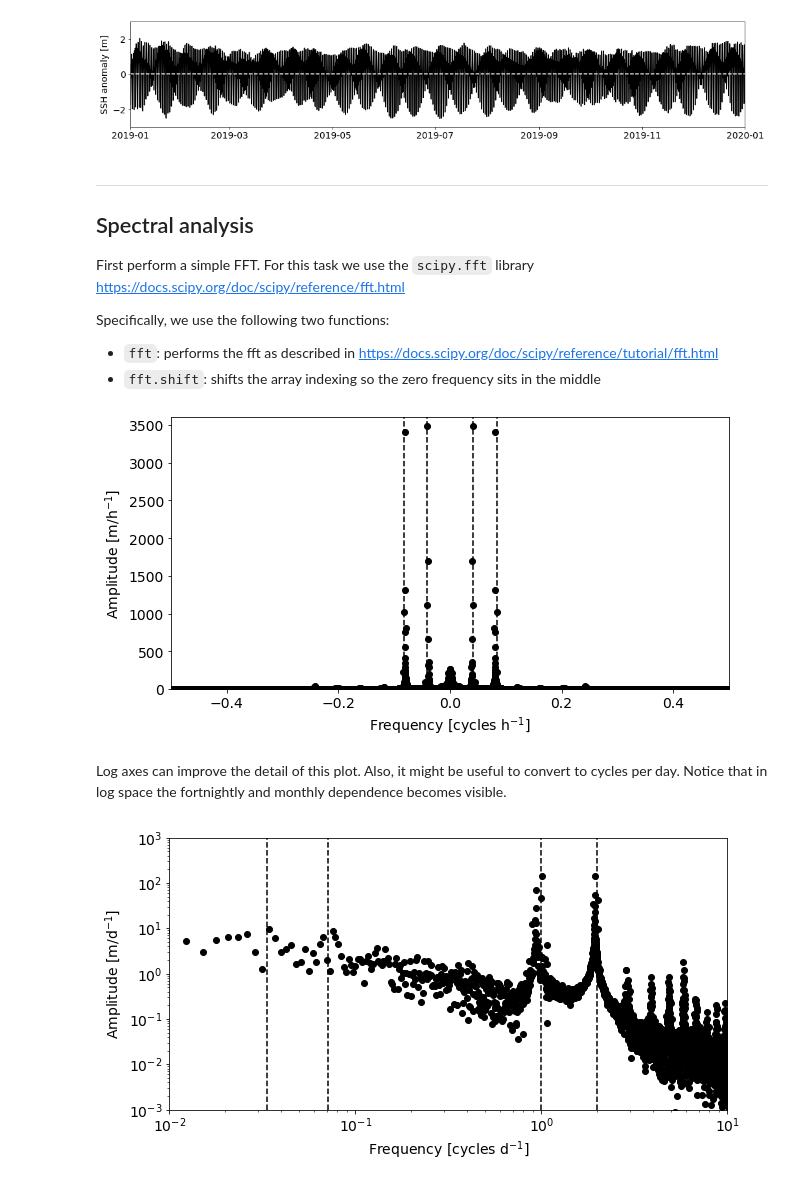
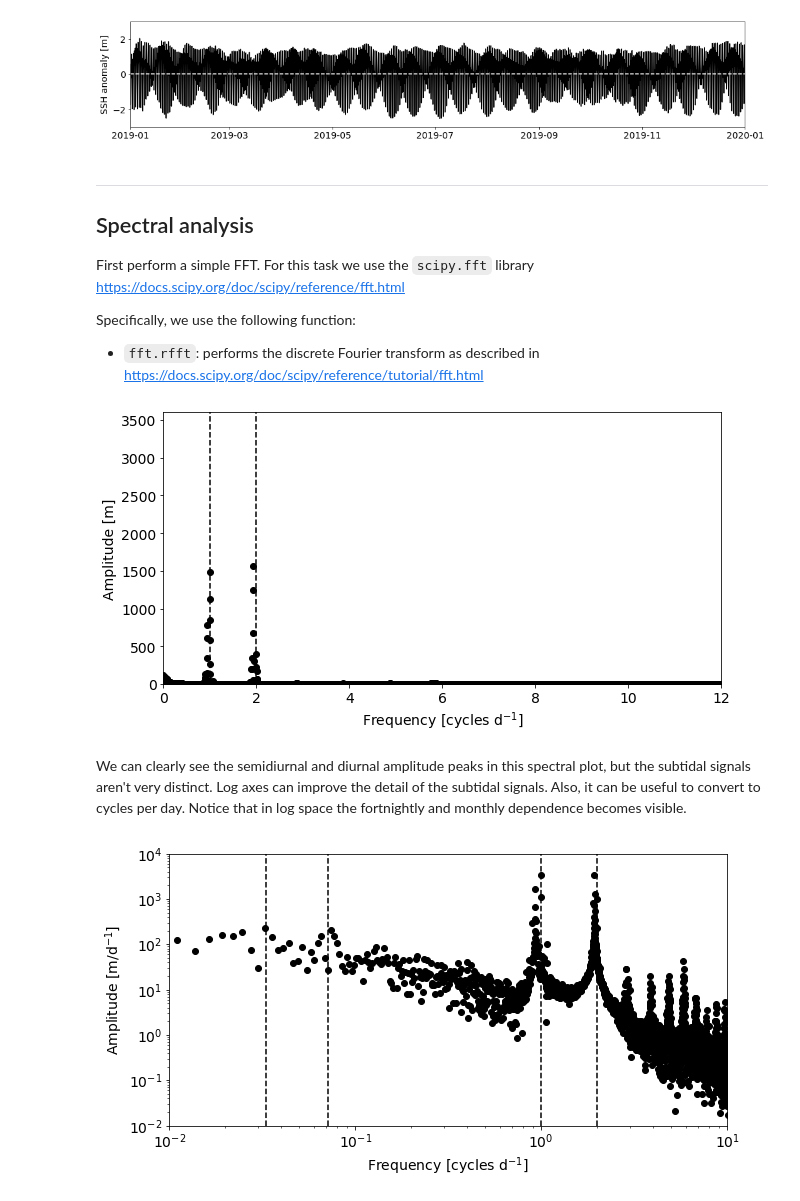
Before and after one commit to UBC-MOAD/PythonNotes, a Jupyter notebook: timeseriesrecipes.ipynb, the cells around one changed output. Saved outputs shown, nothing was run; the diff lists cells and outputs as text; code cells hidden in the pictures.

```diff
--- a/timeseriesrecipes.ipynb
+++ b/timeseriesrecipes.ipynb
@@ -55,64 +55,56 @@ plt.show()
 
 First perform a simple FFT. For this task we use the `scipy.fft` library https://docs.scipy.org/doc/scipy/reference/fft.html
 
-Specifically, we use the following two functions:
+Specifically, we use the following function:
 
-   * `fft`: performs the fft as described in https://docs.scipy.org/doc/scipy/reference/tutorial/fft.html
-   * `fft.shift`: shifts the array indexing so the zero frequency sits in the middle
+   * `fft.rfft`: performs the discrete Fourier transform as described in https://docs.scipy.org/doc/scipy/reference/tutorial/fft.html
+# %%
+ssh_detrended = ssh - ssh.mean()
+
+# Construct the frequency array (Nyquist frequency for hourly data 12 cpd)
+frequency = np.linspace(0, 12, len(ssh)//2+1)
+
+# Perform the discrete fourier transform using rfft
+amplitude = abs(fft.rfft(ssh_detrended)) # * signal.blackman(len(ssh))))
 # %%
-# Construct the frequency array (Nyquist frequency for hourly data in cph is 0.5)
-frequency = np.linspace(-0.5, 0.5, len(ssh))
-
-# Perform the fft and apply fftshift (abs gives the real component)
-# We have detrended ssh here by subtracting the mean
-# Units are amplitude/frequency, or in this case m/h^{-1}
-amplitude = abs(fft.fftshift(fft.fft(ssh - ssh.mean())))
-
 # Make figure
 fig, ax = plt.subplots(figsize=(10, 5))
-xlim, ylim = [-0.5, 0.5], [0, 3600]
+xlim, ylim = [0, 12], [0, 3600]
 ax.set_xlim(xlim)
 ax.set_ylim(ylim)
-ax.set_xlabel('Frequency [cycles h$^{-1}$]')
-ax.set_ylabel('Amplitude [m/h$^{-1}$]')
+ax.set_xlabel('Frequency [cycles d$^{-1}$]')
+ax.set_ylabel('Amplitude [m]')
 
 # Plot the results
 ax.plot(frequency, amplitude, 'ko')
 
 # Overlay semidiurnal and diurnal frequencies
-for hour in [-24, -12, 12, 24]:
-    ax.plot([1/hour, 1/hour], ylim, 'k--')
+for day in [0.5, 1]:
+    ax.plot([1/day, 1/day], ylim, 'k--')
 
 plt.show()
 # %% [output]
-[figure, old version]
+[figure, new version]
 # %% [markdown]
-Log axes can improve the detail of this plot. Also, it might be useful to convert to cycles per day. Notice that in log space the fortnightly and monthly dependence becomes visible.
+We can clearly see the semidiurnal and diurnal amplitude peaks in this spectral plot, but the subtidal signals aren't very distinct. Log axes can improve the detail of the subtidal signals. Also, it can be useful to convert to cycles per day. Notice that in log space the fortnightly and monthly dependence becomes visible.
 # %%
-# Construct the frequency array (Nyquist frequency for hourly data in cpd is 12)
-frequency = np.linspace(-12, 12, len(ssh))
-
-# Perform the fft
-# Units are amplitude/frequency, or in this case m/d^{-1}
-amplitude = abs(fft.fftshift(fft.fft(ssh - ssh.mean()))) / 24 # devide by 24 for cpd
-
 # Make figure
 fig, ax = plt.subplots(figsize=(10, 5))
-xlim, ylim = [1e-2, 1e1], [1e-3, 1e3]
+xlim, ylim = [1e-2, 1e1], [1e-2, 1e4]
 ax.set_xscale('log')
 ax.set_yscale('log')
 ax.set_xlim(xlim)
 ax.set_ylim(ylim)
 ax.set_xlabel('Frequency [cycles d$^{-1}$]')
 ax.set_ylabel('Amplitude [m/d$^{-1}$]')
 
 # Plot the results
 ax.plot(frequency, amplitude, 'ko')
 
 # Overlay semidiurnal, diurnal, fortnightly and monthly frequencies
 for day in [30, 14, 1, 0.5]:
     ax.plot([1/day, 1/day], ylim, 'k--')
 
 plt.show()
 # %% [output]
-[figure, old version]
+[figure, new version]
```
